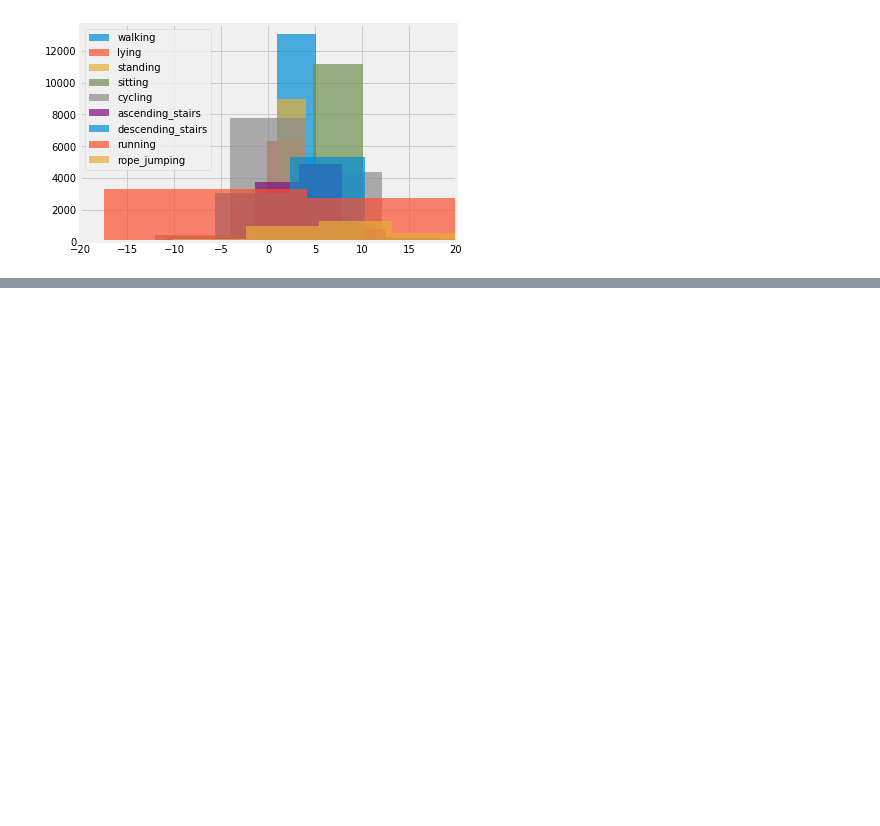
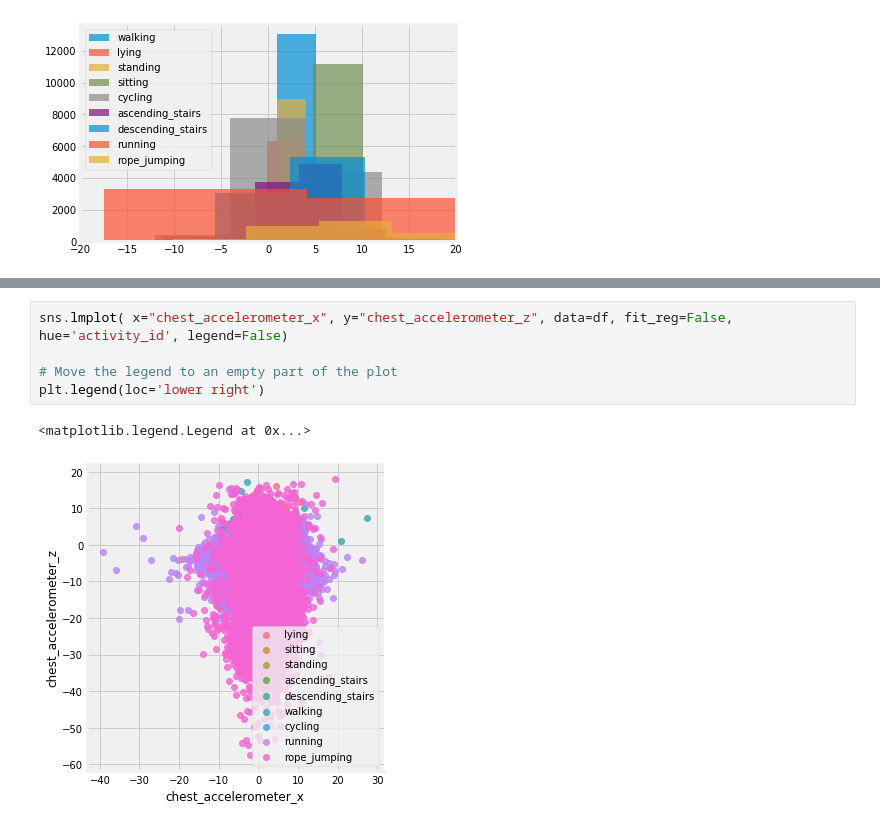
Before and after one commit to yennanliu/analysis, a Jupyter notebook: project/myd/imu_a_recognition_EDA_V1.ipynb, the cells around one changed output, grey strips where cells are left out. Saved outputs shown, nothing was run; the diff lists cells and outputs as text; blank space fills up the shorter version.

```diff
--- a/project/myd/imu_a_recognition_EDA_V1.ipynb
+++ b/project/myd/imu_a_recognition_EDA_V1.ipynb
@@ -209,0 +251,8 @@ plt.xlim(-20,20)
+# %%
+sns.lmplot( x="chest_accelerometer_x", y="chest_accelerometer_z", data=df, fit_reg=False, hue='activity_id', legend=False)
+
+# Move the legend to an empty part of the plot
+plt.legend(loc='lower right')
+# %% [output]
+<matplotlib.legend.Legend at 0x...>
+[figure, added]
```
Also changed, not shown: parts of 13 cells of this notebook.
